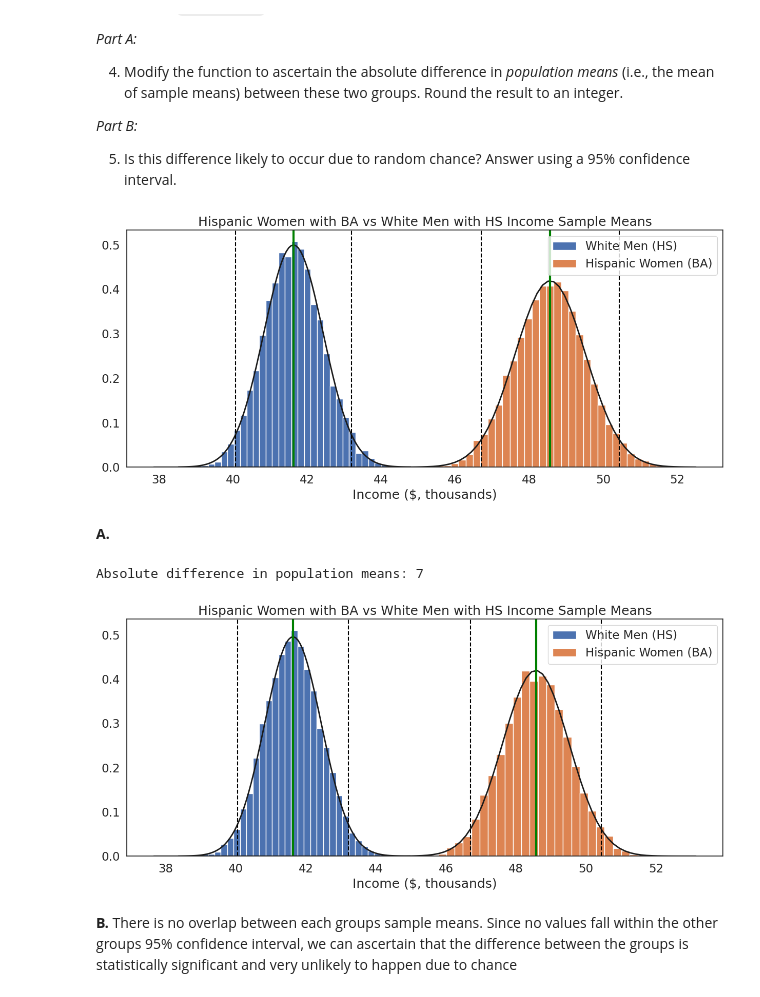
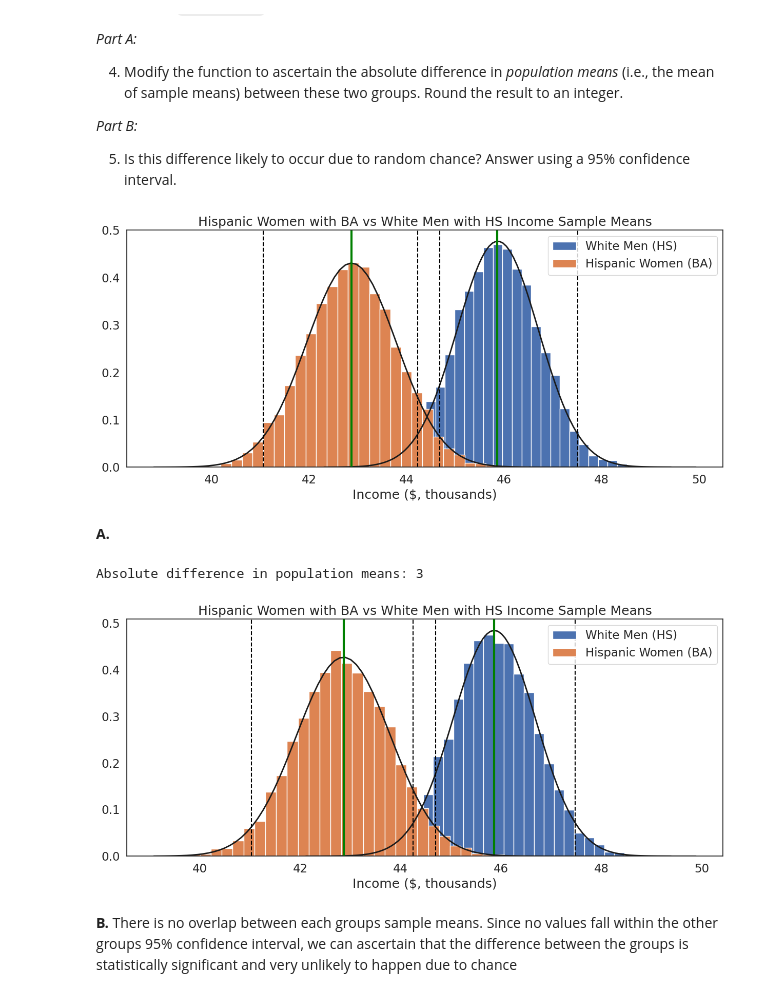
Before and after one commit to viggopatel/QM2-real, a Jupyter notebook: notebooks/W05. Distributions and Basic Statistics.ipynb, the cells around one changed output. Drawn from its saved outputs; the diff is of its cells as text; code cells hidden in the pictures.

```diff
--- a/notebooks/W05. Distributions and Basic Statistics.ipynb
+++ b/notebooks/W05. Distributions and Basic Statistics.ipynb
@@ -626,22 +626,16 @@ Intersectionality is an important consideration when thinking about inequality.
 *Part B:*
 
 5. Is this difference likely to occur due to random chance? Answer using a 95% confidence interval.
+# %%
+df['sch']=df['sch'].astype('category')
 # %%
-w = df[df["race"] == 1]
-wMen = df[df["sex"] == 1]
-wMenHS = wMen[wMen["sch"] == 12]
-
-h = df[df["race"] == 3]
-hWmen = df[df["sex"] == 2]
-hWmenBA = hWmen[hWmen["sch"] == 16]
+wMenHS_income = df.loc[(df['sex'] == 1) & (df['race'] == 1) & (df['sch'] == 12), 'income']
+hWmenBA_income = df.loc[(df['sex'] == 2) & (df['race'] == 3) & (df['sch'] == 16), 'income']
 # %%
 
-wMenHS_income = wMenHS['income']
-hWmenBA_income = hWmenBA["income"]
-
 two_hist([wMenHS_income, hWmenBA_income], [ "White Men (HS)","Hispanic Women (BA)"], "Income ($, thousands)", "Hispanic Women with BA vs White Men with HS Income Sample Means")
 # %% [output]
-[figure, old version]
+[figure, new version]
 # %% [markdown]
 **A.**
 # %%
@@ -689,7 +683,7 @@ def two_hist_diff(groups, group_labs, xlab, title):
 # %%
 two_hist_diff([wMenHS_income, hWmenBA_income], [ "White Men (HS)","Hispanic Women (BA)"], "Income ($, thousands)", "Hispanic Women with BA vs White Men with HS Income Sample Means")
 # %% [output]
-Absolute difference in population means: 7
+Absolute difference in population means: 3
-[figure, old version]
+[figure, new version]
 # %% [markdown]
 **B.** There is no overlap between each groups sample means. Since no values fall within the other groups 95% confidence interval, we can ascertain that the difference between the groups is statistically significant and very unlikely to happen due to chance
```
Also changed, not shown: parts of 5 cells of this notebook.
